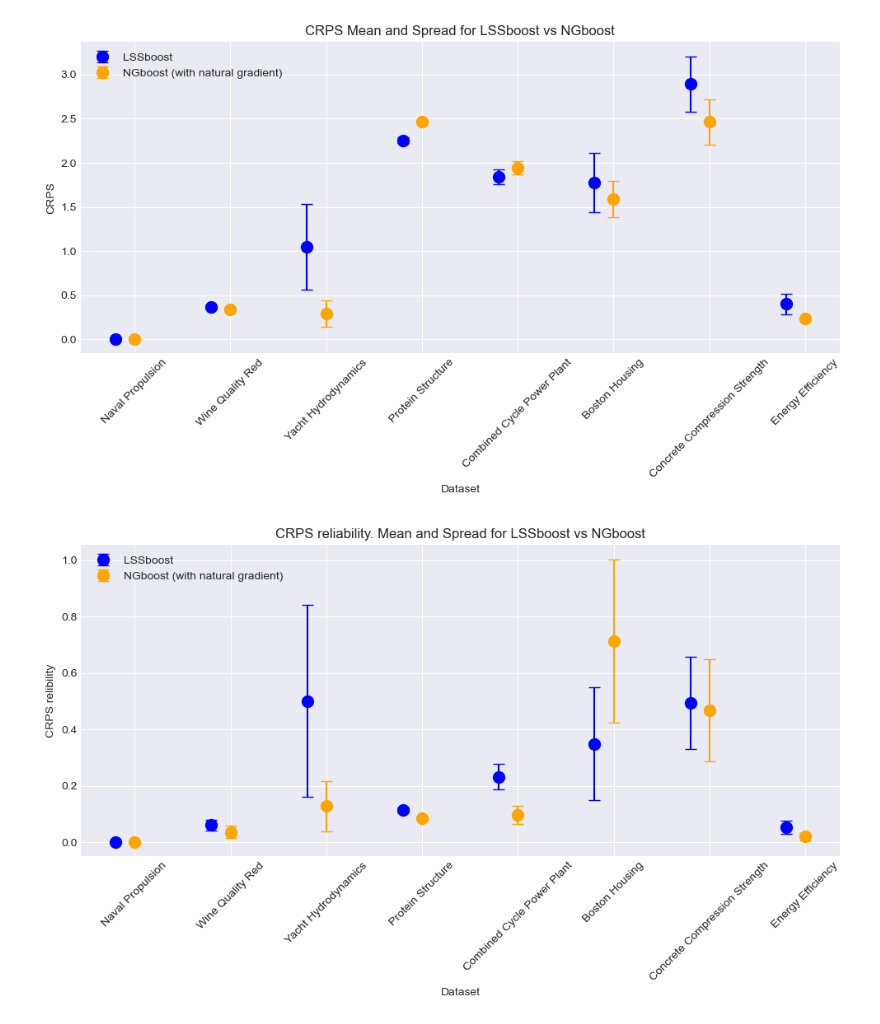
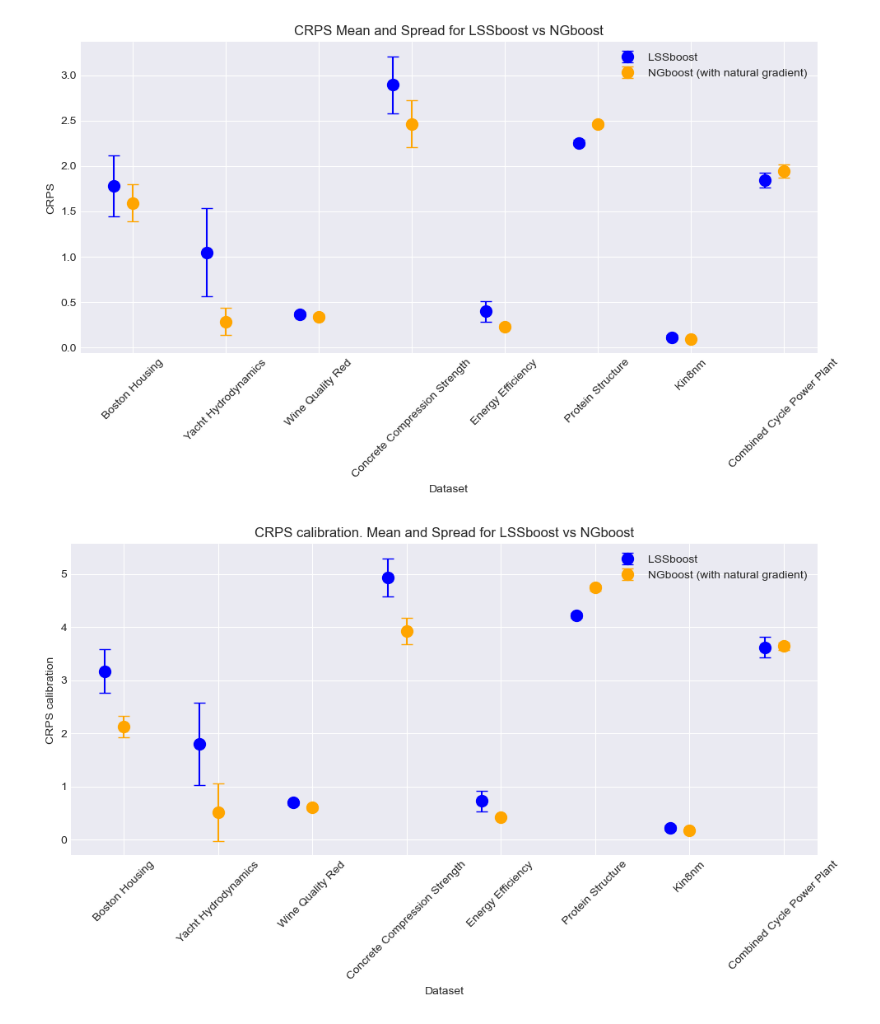
Before and after one commit to ujohn33/dgbm-paper, a Jupyter notebook: notebooks/barplots_crps_calibration_sharpness.ipynb, the cells around one changed output. Drawn from its saved outputs; the diff is of its cells as text; code cells hidden in the pictures.

```diff
--- a/notebooks/barplots_crps_calibration_sharpness.ipynb
+++ b/notebooks/barplots_crps_calibration_sharpness.ipynb
@@ -7,8 +7,8 @@ import matplotlib
 import pandas as pd
 import numpy as np
 # %%
-df_lssboost = pd.read_csv('results/LSSboost_crps.csv', index_col=['dset']).iloc[:-1,:]
-df_ngboost = pd.read_csv('results/NGboost_natural_crps.csv', index_col=['dset'])
+df_lssboost = pd.read_csv('results/LSSboost_crps_calibration_sharpness.csv', index_col=['dset']).iloc[:-1,:]
+df_ngboost = pd.read_csv('results/NGboost_natural_crps_calibration_sharpness.csv', index_col=['dset'])
 #df_ngboost_rep = pd.read_csv('results/NGBoost_reported.csv', index_col=['dset']).iloc[:-1,:]
 
 df_lssboost = df_lssboost.add_prefix('lss_')
@@ -61,10 +61,10 @@ plt.tight_layout()
 plt.savefig('RMSE_evaluation_probdist.png')
 plt.show()
 # %% [output]
-[figure, old version]
+[figure, new version]
 # %%
-df_lssboost = pd.read_csv('results/LSSboost_crps.csv', index_col=['dset']).iloc[:-1,:]
-df_ngboost = pd.read_csv('results/NGboost_natural_crps.csv', index_col=['dset'])
+df_lssboost = pd.read_csv('results/LSSboost_crps_calibration_sharpness.csv', index_col=['dset']).iloc[:-1,:]
+df_ngboost = pd.read_csv('results/NGboost_natural_crps_calibration_sharpness.csv', index_col=['dset'])
 #df_ngboost_rep = pd.read_csv('results/NGBoost_reported.csv', index_col=['dset']).iloc[:-1,:]
 
 df_lssboost = df_lssboost.add_prefix('lss_')
@@ -76,10 +76,10 @@ merged_df = df_lssboost.merge(df_ngboost, left_index=True, right_index=True)
 
 # Preparing data for error bars visualization
 datasets = merged_df.index
-means_lssboost = merged_df['lss_CRPS-reliability-mean']
-stds_lssboost = merged_df['lss_CRPS-reliability-std']
-means_ngboost = merged_df['ngb_CRPS-reliability-mean']
-stds_ngboost = merged_df['ngb_CRPS-reliability-std']
+means_lssboost = merged_df['lss_CRPS-calibration-mean']
+stds_lssboost = merged_df['lss_CRPS-calibration-std']
+means_ngboost = merged_df['ngb_CRPS-calibration-mean']
+stds_ngboost = merged_df['ngb_CRPS-calibration-std']
 # means_rep_ngboost = merged_df['rep_RMSE-mean']
 # stds_rep_ngboost = merged_df['rep_RMSE-std']
 
@@ -88,34 +88,34 @@ x = np.arange(len(datasets))  # the label locations
 %matplotlib inline
 fig, ax = plt.subplots(figsize=(10, 6))
 width = 0.2  # the width of the bars
 # Adjusting the positions slightly to avoid overlapping
 # Calculate positions for each group
 positions_lssboost = x - width
 positions_ngboost = x
 positions_rep_ngboost = x + width
 dot_size = 10
 
 # Plotting LSSboost means as blue dots with error bars for standard deviation
 plt.errorbar(positions_lssboost, means_lssboost, yerr=stds_lssboost, fmt='o', color='blue', ecolor='blue', capsize=5, label='LSSboost', markersize=dot_size)
 
 # Plotting NGboost means as orange dots with error bars for standard deviation
 plt.errorbar(positions_ngboost, means_ngboost, yerr=stds_ngboost, fmt='o', color='orange', ecolor='orange', capsize=5, label='NGboost (with natural gradient)', markersize=dot_size)
 
 # Plotting NGboost reported means with error bars
 #plt.errorbar(positions_rep_ngboost, means_rep_ngboost, yerr=stds_rep_ngboost, fmt='o', color='black', ecolor='black', capsize=5, label='NGboost (reported)', markersize=dot_size)
 
 # Add some text for labels, title and custom x-axis tick labels, etc.
 ax.set_xlabel('Dataset')
-ax.set_ylabel('CRPS relibility')
-ax.set_title('CRPS reliability. Mean and Spread for LSSboost vs NGboost')
+ax.set_ylabel('CRPS calibration')
+ax.set_title('CRPS calibration. Mean and Spread for LSSboost vs NGboost')
 ax.set_xticks(x)
 ax.set_xticklabels(datasets, rotation=45)
 ax.legend()
 
 plt.style.use('seaborn-darkgrid')
 plt.tight_layout()
 plt.savefig('RMSE_evaluation_probdist.png')
 plt.show()
 # %% [output]
-[figure, old version]
+[figure, new version]
 # %%
```
Also changed, not shown: parts of 2 cells of this notebook, 2 other files.
